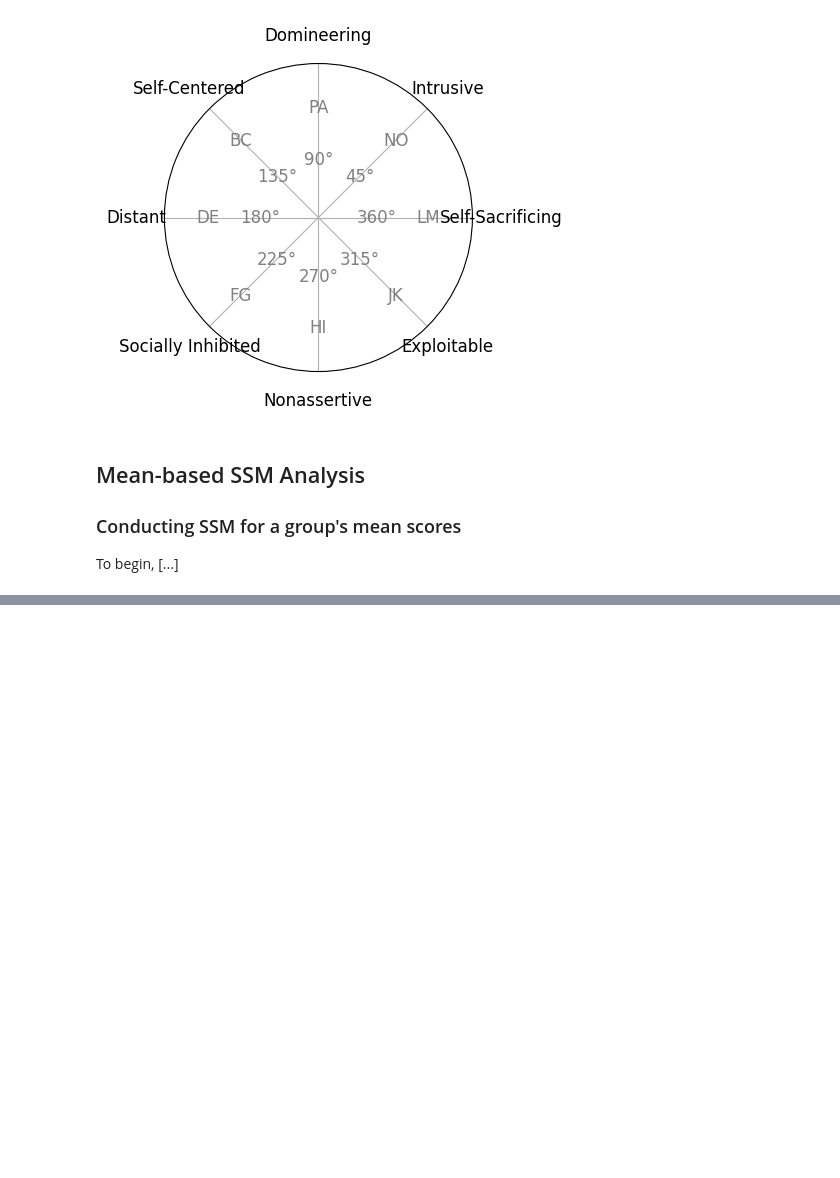
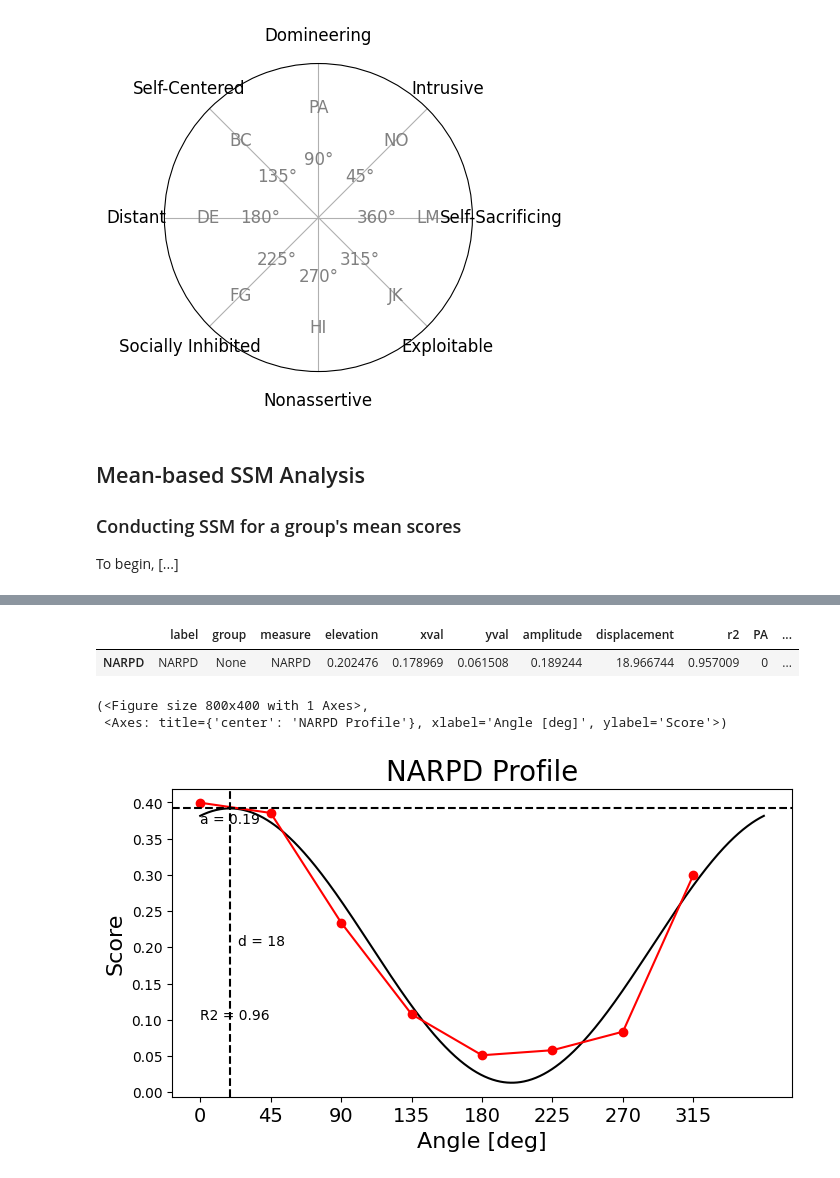
Before and after one commit to MitchellAcoustics/circumplex, a Jupyter notebook: docs/tutorials/Intro_to_SSM_Analysis.ipynb, the cells around one changed output, grey strips where cells are left out. Cells and saved outputs as stored; diff of their text form; code cells hidden in the pictures; blank space fills up the shorter version.

```diff
--- a/docs/tutorials/Intro_to_SSM_Analysis.ipynb
+++ b/docs/tutorials/Intro_to_SSM_Analysis.ipynb
@@ -151,0 +206,13 @@ iipsc = circumplex.instrument.load_instrument('IIPSC')
+# %%
+from circumplex import OCTANTS
+cor_res = circumplex.ssm_analyse(jz2017s.data, jz2017s.scales.abbrev, measures=['NARPD'])
+cor_res.table
+# %% [output]
+|  | label | group | measure | elevation | xval | yval | amplitude | displacement | r2 | PA | ... |
+| NARPD | NARPD | None | NARPD | 0.202476 | 0.178969 | 0.061508 | 0.189244 | 18.966744 | 0.957009 | 0 | ... |
+# %%
+cor_res.results[0].profile_plot()
+# %% [output]
+(<Figure size 800x400 with 1 Axes>,
+ <Axes: title={'center': 'NARPD Profile'}, xlabel='Angle [deg]', ylabel='Score'>)
+[figure, added]
```
Also changed, not shown: parts of 5 cells of this notebook, 5 other files.
